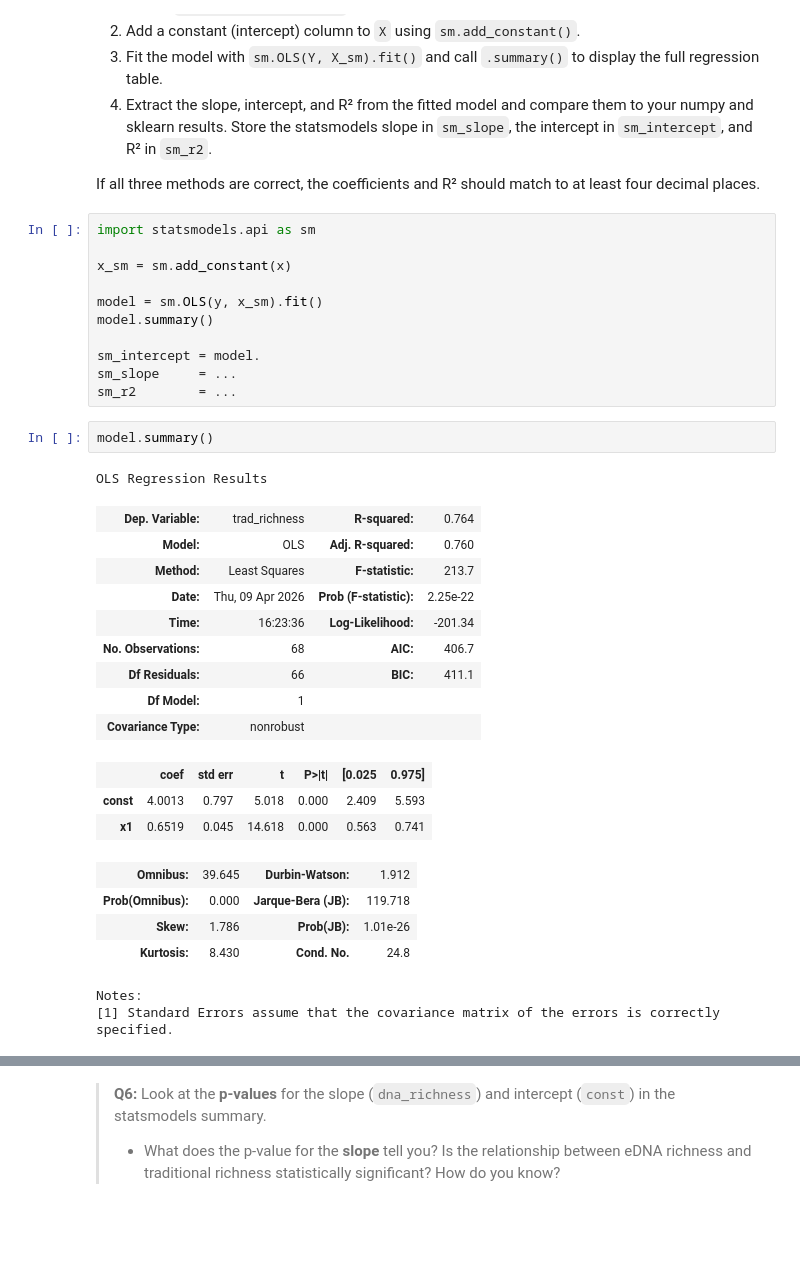
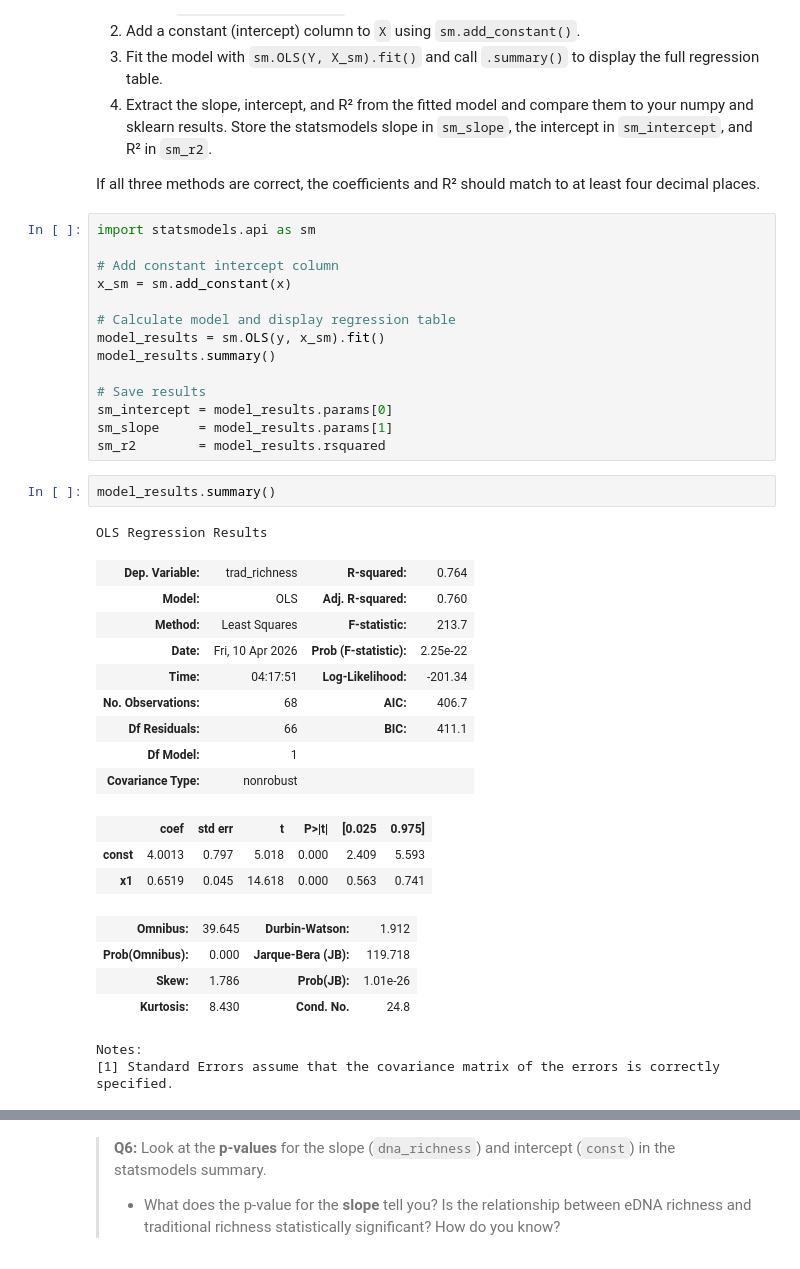
Before and after one commit to sofiasarak/assignment-1, a Jupyter notebook: task2/hw1-task2.ipynb, the cells around one changed output, grey strips where cells are left out. Saved outputs shown, nothing was run; the diff lists cells and outputs as text; blank space fills up the shorter version.

```diff
--- a/task2/hw1-task2.ipynb
+++ b/task2/hw1-task2.ipynb
@@ -298,23 +298,26 @@ If all three methods are correct, the coefficients and R² should match to at le
 # %%
 import statsmodels.api as sm
 
+# Add constant intercept column
 x_sm = sm.add_constant(x)
 
-model = sm.OLS(y, x_sm).fit()
-model.summary()
+# Calculate model and display regression table
+model_results = sm.OLS(y, x_sm).fit()
+model_results.summary()
 
-sm_intercept = model.
-sm_slope     = ...
-sm_r2        = ...
+# Save results
+sm_intercept = model_results.params[0]
+sm_slope     = model_results.params[1]
+sm_r2        = model_results.rsquared
 # %%
-model.summary()
+model_results.summary()
 # %% [output]
 OLS Regression Results
 | Dep. Variable: | trad_richness | R-squared: | 0.764 |
 | Model: | OLS | Adj. R-squared: | 0.760 |
 | Method: | Least Squares | F-statistic: | 213.7 |
-| Date: | Thu, 09 Apr 2026 | Prob (F-statistic): | 2.25e-22 |
-| Time: | 16:23:36 | Log-Likelihood: | -201.34 |
+| Date: | Fri, 10 Apr 2026 | Prob (F-statistic): | 2.25e-22 |
+| Time: | 04:17:51 | Log-Likelihood: | -201.34 |
 | No. Observations: | 68 | AIC: | 406.7 |
 | Df Residuals: | 66 | BIC: | 411.1 |
 | Df Model: | 1 |  |  |
```
Also changed, not shown: parts of 4 cells of this notebook, 2 other files.
